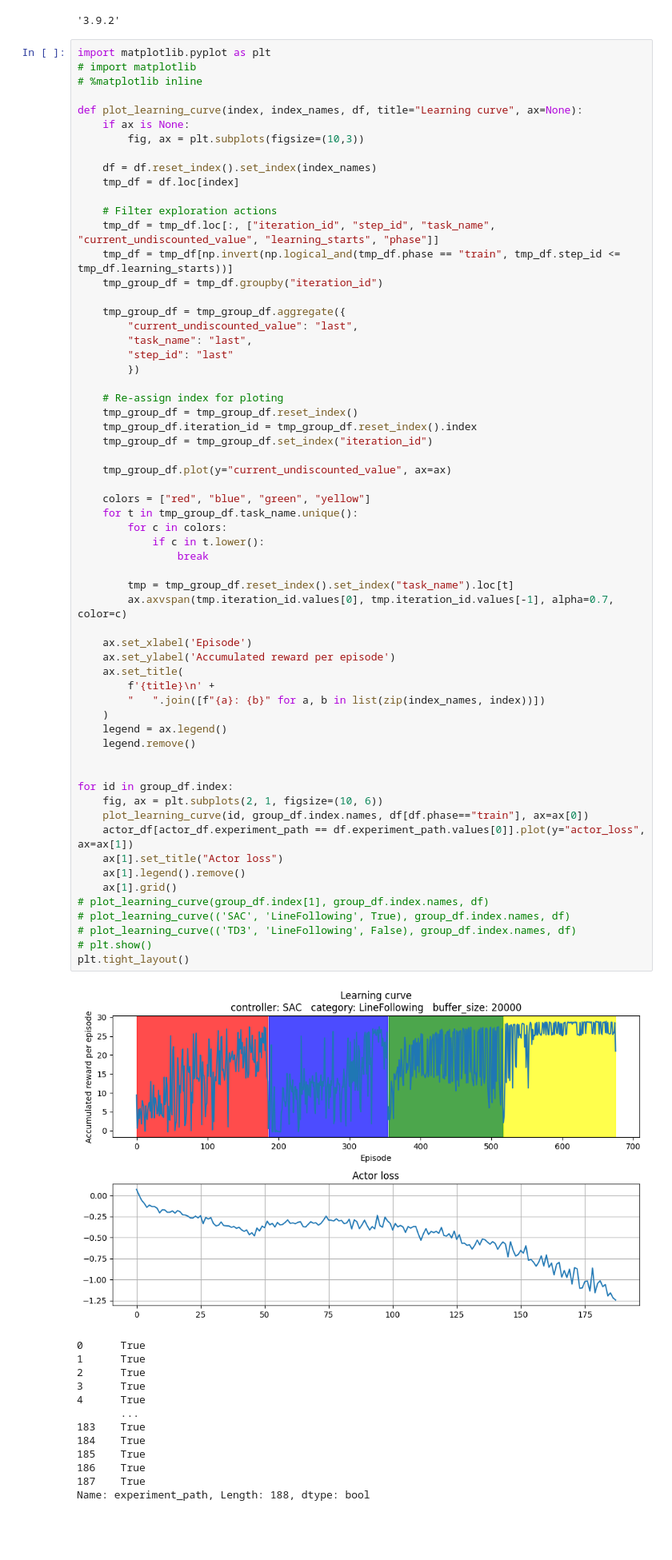
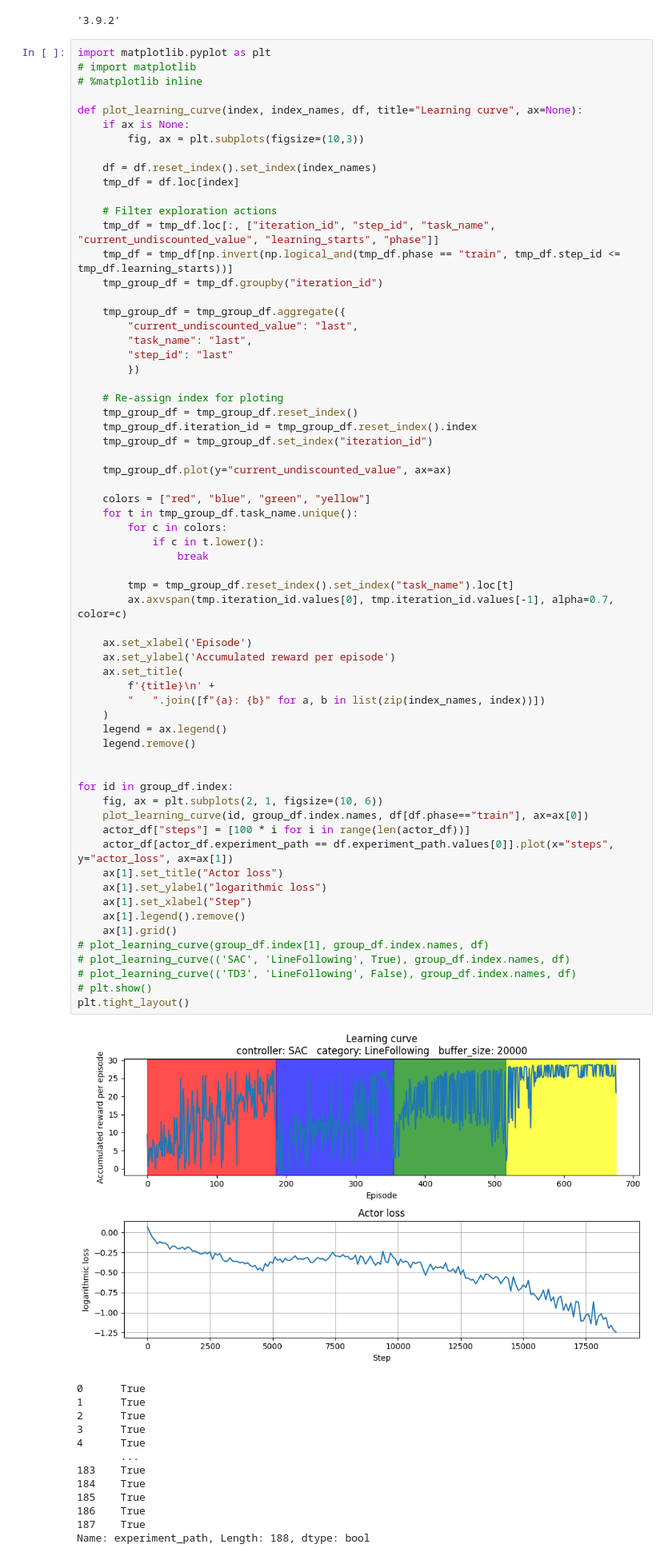
Before and after one commit to thd-research/regelum-playground, a Jupyter notebook: notebooks/check_log.ipynb, the cells around one changed output. Shown at 80% size. Cells and saved outputs as stored; diff of their text form; blank space fills up the shorter version.

Commit message:
update chart

```diff
--- a/notebooks/check_log.ipynb
+++ b/notebooks/check_log.ipynb
@@ -296,35 +296,38 @@ def plot_learning_curve(index, index_names, df, title="Learning curve", ax=None)
     for t in tmp_group_df.task_name.unique():
         for c in colors:
             if c in t.lower():
                 break
 
         tmp = tmp_group_df.reset_index().set_index("task_name").loc[t]
         ax.axvspan(tmp.iteration_id.values[0], tmp.iteration_id.values[-1], alpha=0.7, color=c)
 
     ax.set_xlabel('Episode')
     ax.set_ylabel('Accumulated reward per episode')
     ax.set_title(
         f'{title}\n' +
         "   ".join([f"{a}: {b}" for a, b in list(zip(index_names, index))])
     )
     legend = ax.legend()
     legend.remove()
 
 
 for id in group_df.index:
     fig, ax = plt.subplots(2, 1, figsize=(10, 6))
     plot_learning_curve(id, group_df.index.names, df[df.phase=="train"], ax=ax[0])
-    actor_df[actor_df.experiment_path == df.experiment_path.values[0]].plot(y="actor_loss", ax=ax[1])
+    actor_df["steps"] = [100 * i for i in range(len(actor_df))]
+    actor_df[actor_df.experiment_path == df.experiment_path.values[0]].plot(x="steps", y="actor_loss", ax=ax[1])
     ax[1].set_title("Actor loss")
+    ax[1].set_ylabel("logarithmic loss")
+    ax[1].set_xlabel("Step")
     ax[1].legend().remove()
     ax[1].grid()
 # plot_learning_curve(group_df.index[1], group_df.index.names, df)
 # plot_learning_curve(('SAC', 'LineFollowing', True), group_df.index.names, df)
 # plot_learning_curve(('TD3', 'LineFollowing', False), group_df.index.names, df)
 # plt.show()
 plt.tight_layout()
 # %% [output]
-[figure, old version]
+[figure, new version]
 # %%
 # %% [output]
 0      True
```
